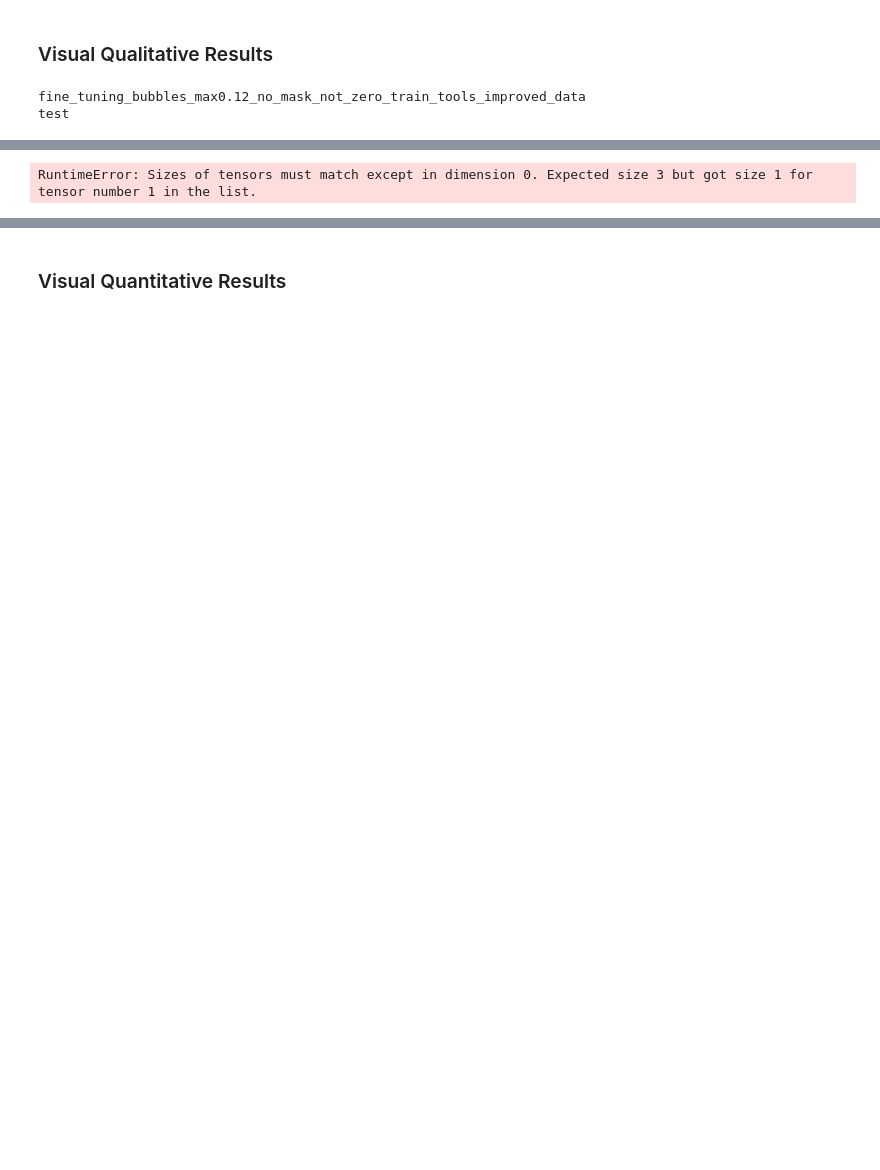
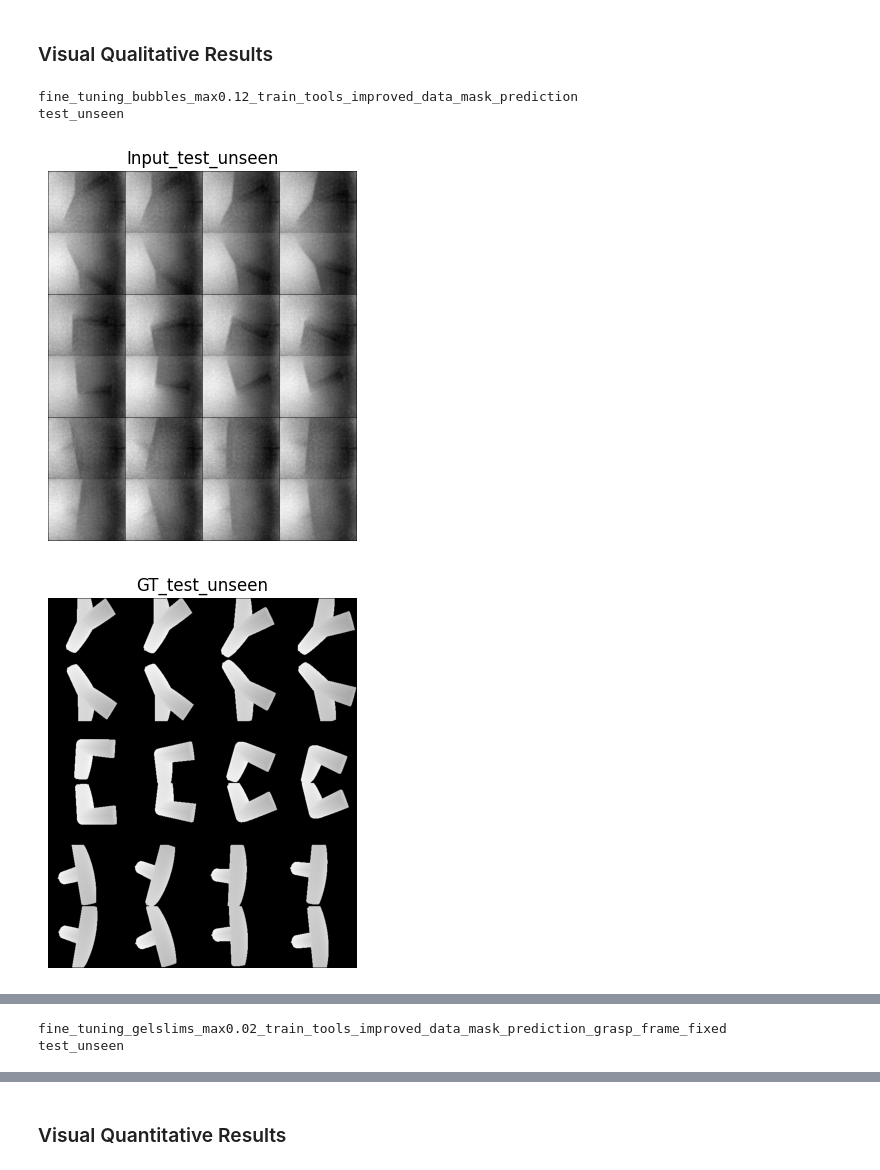
Before and after one commit to MMintLab/depth_anything_v2, a Jupyter notebook: metric_depth/depth_testing.ipynb, the cells around one changed output, grey strips where cells are left out. Saved outputs shown, nothing was run; the diff lists cells and outputs as text; code cells hidden in the pictures; blank space fills up the shorter version.

```diff
--- a/metric_depth/depth_testing.ipynb
+++ b/metric_depth/depth_testing.ipynb
@@ -14,12 +14,12 @@ def logging_image_grid(images, captions, path, ncol=7, normalize = True, save =
     else:
         norm_text = ""
 
-    grids = [make_grid(img, nrow=ncol,padding=1, normalize=normalize, scale_each=True) for img in images]
+    grids = [make_grid(img, nrow=ncol,padding=1, normalize=normalize, scale_each=True) for img in images] #, value_range=(0.0,0.12)
     for grid, caption in zip(grids, captions):
         if save:
             save_image(grid, path +  '/' + caption + norm_text + '.png')
         else:
-            plt.imshow(np.asarray(grid.permute((1,2,0)).cpu()[:,:,0]), cmap='plasma')
+            plt.imshow(np.asarray(grid.permute((1,2,0)).cpu()[:,:]), cmap='plasma')
             plt.title(caption)
             plt.axis('off')
             plt.show()
@@ -27,7 +27,7 @@ def logging_image_grid(images, captions, path, ncol=7, normalize = True, save =
 # %%
 gt_path = "/home/samanta/touch2touch/results/ground_truth"
 models_path = "/home/samanta/depth_anything_v2/metric_depth/results"
-models_paths = ['fine_tuning_bubbles_max0.12_no_mask_not_zero_train_tools_improved_data']
+models_paths = ['fine_tuning_bubbles_max0.12_train_tools_improved_data_mask_prediction', 'fine_tuning_gelslims_max0.02_train_tools_improved_data_mask_prediction_grasp_frame_fixed'] #'fine_tuning_gelslims_max0.02_train_tools_improved_data_mask_prediction_grasp_frame_fixed']
 models_paths = [os.path.join(models_path, path) for path in models_paths]
 # %% [markdown]
 ### Visual Qualitative Results
@@ -36,36 +36,38 @@ for i, model_path in enumerate(models_paths):
     model = model_path.split('/')[-1]
     print(model)
     datasets_paths = os.listdir(model_path)
     datasets_paths = [path for path in datasets_paths if os.path.isdir(os.path.join(model_path, path))]
     datasets_paths.sort()
     for dataset in datasets_paths:
         inputs = []
         gt = []
         pred = []
         dataset_path = os.path.join(model_path, dataset)
         datasets_paths = ['test_unseen']
         print(dataset)
         tools_paths = os.listdir(dataset_path)
         tools_paths.sort()
         tools_paths = tools_paths[:4]
         for tool in tools_paths:
             tool_path = os.path.join(dataset_path, tool)
-            tool_input = torch.load(os.path.join(tool_path, "depth_qualitative_results.pt"))['bubbles_img_viz_single']
-            tool_gt = torch.load(os.path.join(tool_path, "depth_qualitative_results.pt"))['depth_gt_viz_single']
-            tool_pred = torch.load(os.path.join(tool_path, "depth_qualitative_results.pt"))['depth_pred_viz_single']
+            tool_input = torch.load(os.path.join(tool_path, "depth_qualitative_results.pt"))['sensor_img_viz']
+            tool_gt = torch.load(os.path.join(tool_path, "depth_qualitative_results.pt"))['depth_gt_viz']
+            tool_pred = torch.load(os.path.join(tool_path, "depth_qualitative_results.pt"))['depth_pred_viz']
             inputs.append(tool_input)
             gt.append(tool_gt)
             pred.append(tool_pred)
 
         inputs = torch.cat(inputs, dim=0)
         gt = torch.cat(gt, dim=0)
         pred = torch.cat(pred, dim=0)
-        gt = torch.cat([inputs, gt, pred], dim=0)
+        # gt = torch.cat([inputs, gt, pred], dim=0)
 
 
         if i == 0:
             logging_image_grid([inputs, gt], [f"Input_{dataset}", f"GT_{dataset}", f"GT_PCD_{dataset}"], '',save=False, ncol=4)
         logging_image_grid([pred], [f"Output_{dataset}", f"Output_PCD_{model}_{dataset}"], "", save=False, ncol=4)
 # %% [output]
-fine_tuning_bubbles_max0.12_no_mask_not_zero_train_tools_improved_data
-test
+fine_tuning_bubbles_max0.12_train_tools_improved_data_mask_prediction
+test_unseen
+[figure, added]
+[figure, added]
@@ -72 +75,2 @@ test
-RuntimeError: Sizes of tensors must match except in dimension 0. Expected size 3 but got size 1 for tensor number 1 in the list.
+fine_tuning_gelslims_max0.02_train_tools_improved_data_mask_prediction_grasp_frame_fixed
+test_unseen
```
Also changed, not shown: parts of 2 cells of this notebook, 4 other files.
